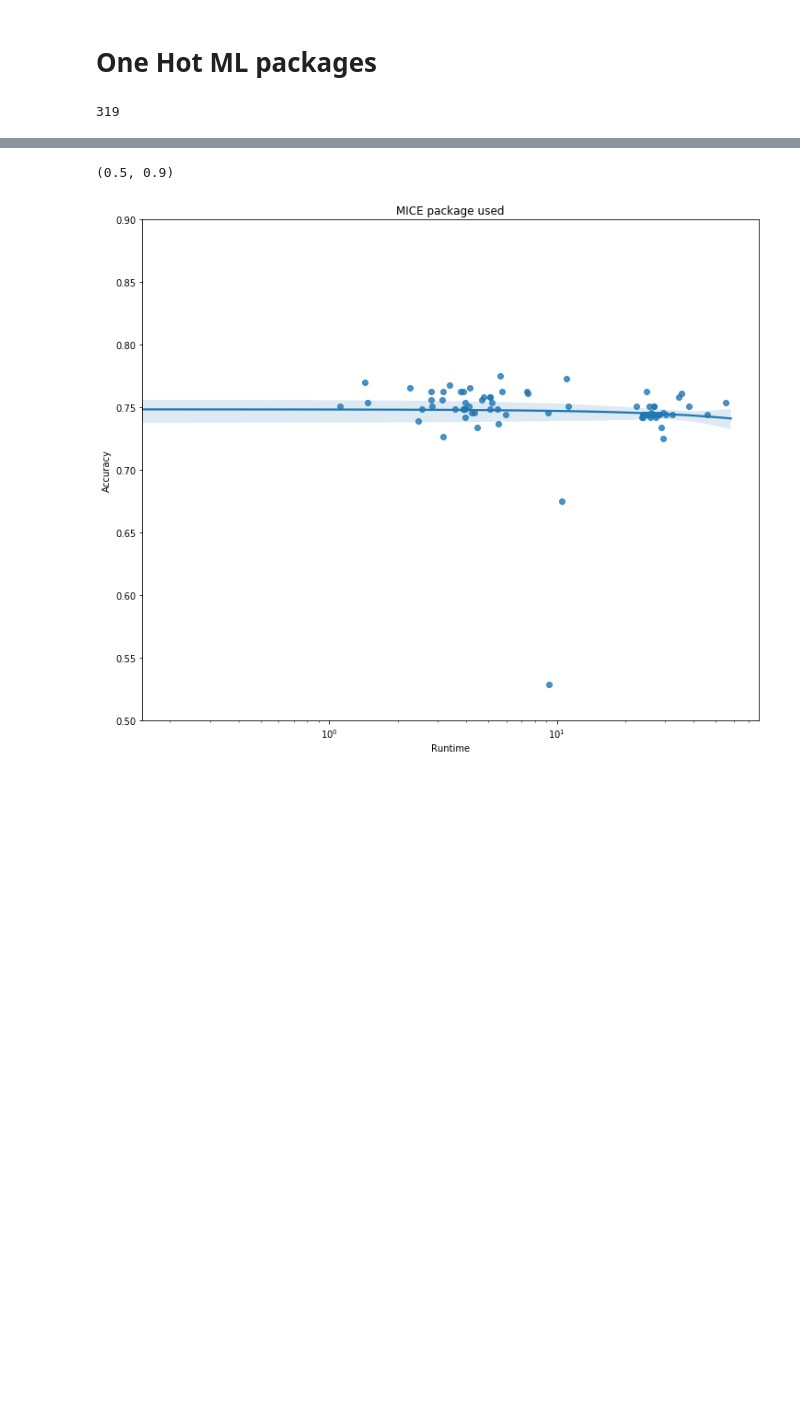
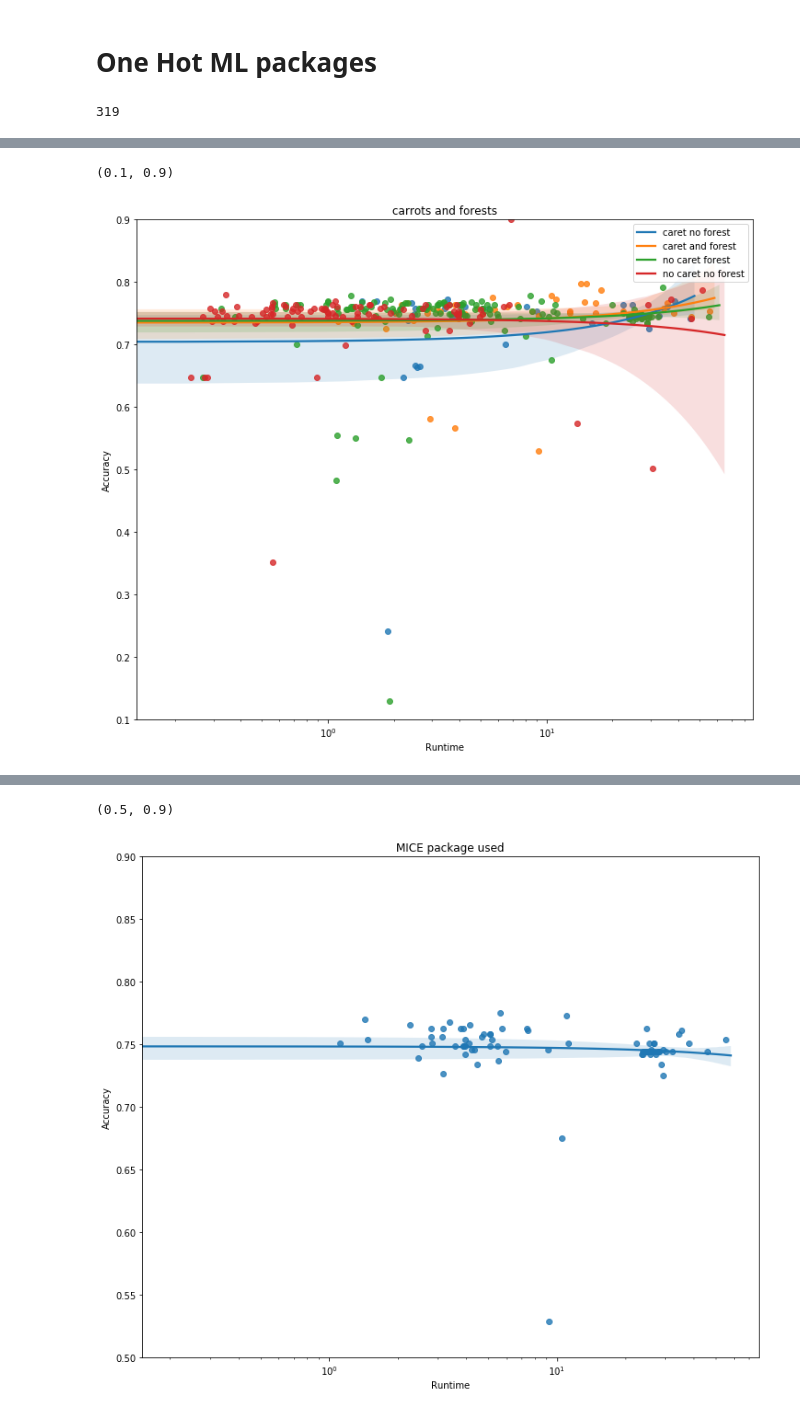
Before and after one commit to PRL-PRG/trustworthy-titanic, a Jupyter notebook: src/process_results.ipynb, the cells around one changed output, grey strips where cells are left out. Saved outputs shown, nothing was run; the diff lists cells and outputs as text; code cells hidden in the pictures; blank space fills up the shorter version.

```diff
--- a/src/process_results.ipynb
+++ b/src/process_results.ipynb
@@ -557,0 +608,13 @@ df_unique['missforest'] = missforest
+# %%
+plt.figure(figsize=(12,10))
+sns.regplot(x='Runtime', y='Accuracy', data = df_unique[df_unique['caret'] == 1][df_unique[df_unique['caret'] == 1]['forest'] == 0])
+sns.regplot(x='Runtime', y='Accuracy', data = df_unique[df_unique['caret'] == 1][df_unique[df_unique['caret'] == 1]['forest'] == 1])
+sns.regplot(x='Runtime', y='Accuracy', data = df_unique[df_unique['caret'] == 0][df_unique[df_unique['caret'] == 0]['forest'] == 1])
+sns.regplot(x='Runtime', y='Accuracy', data = df_unique[df_unique['caret'] == 0][df_unique[df_unique['caret'] == 0]['forest'] == 0])
+plt.xscale("log")
+plt.legend(['caret no forest', 'caret and forest', 'no caret forest', 'no caret no forest'])
+plt.title('carrots and forests')
+plt.ylim(0.1, 0.9)
+# %% [output]
+(0.1, 0.9)
+[figure, added]
```
Also changed, not shown: parts of 14 cells of this notebook, 49 other files.
